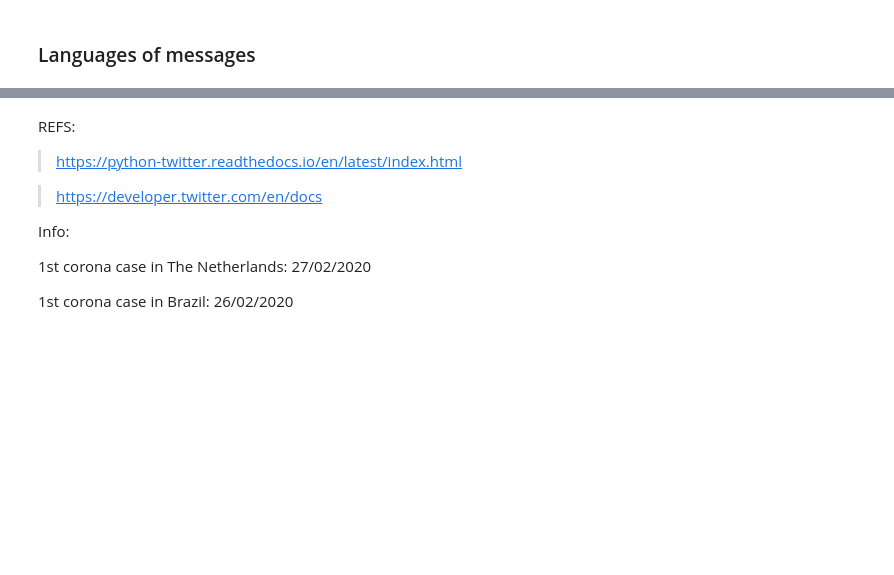
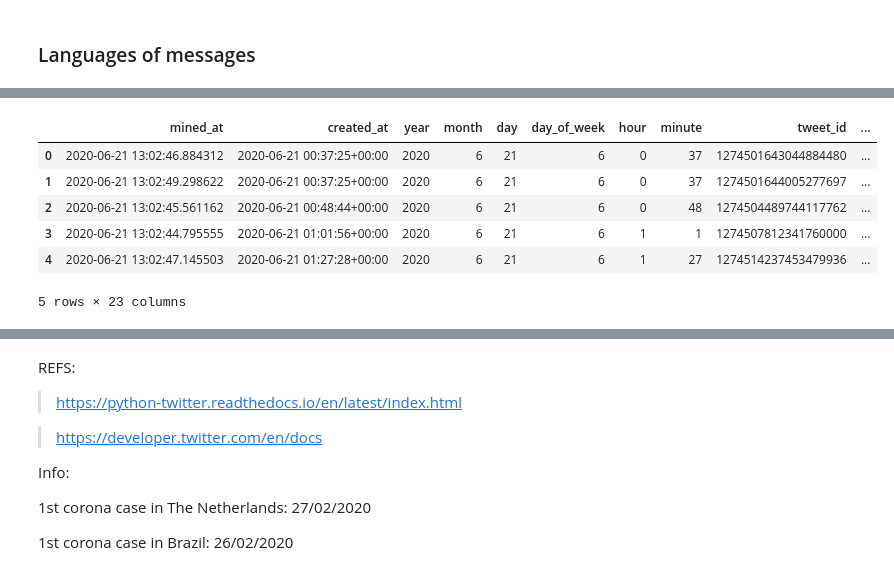
Before and after one commit to dpbac/twitter_analysis_online_grocery_NL, a Jupyter notebook: notebooks/01-collecting_and_saving_tweets.ipynb, the cells around one changed output, grey strips where cells are left out. Drawn from its saved outputs; the diff is of its cells as text; code cells hidden in the pictures; blank space fills up the shorter version.

Commit message:
Update notebook to retrieve and save twitter data

```diff
--- a/notebooks/01-collecting_and_saving_tweets.ipynb
+++ b/notebooks/01-collecting_and_saving_tweets.ipynb
@@ -216,16 +216,18 @@ def processing_and_saving(df, file_name, mine_user_twitter=1):
 
     if mine_user_twitter:
 
-        df = df[['mined_at', 'screen_name', 'tweet_id', 'tweet_id_str', 'created_at', 'year', 'month', 'day','day_of_week',
-             'hour', 'minute', 'retweet_count', 'favorite_count', 'source', 'language', 'user_favourites_count',
+        df = df[['mined_at', 'created_at', 'year', 'month', 'day','day_of_week',
+             'hour', 'minute', 'screen_name', 'tweet_id', 'tweet_id_str',  'retweet_count', 'favorite_count', 'source', 'language', 'user_favourites_count',
              'followers_count','friends_count','text']]
     else:
-        df = df[['mined_at', 'tweet_id', 'tweet_id_str', 'in_reply_to_screen_name','in_reply_to_status_id',
-                 'in_reply_to_user_id', 'hashtags','source','language', 'created_at', 'year', 'month', 'day','day_of_week',
-                 'hour', 'minute','screen_name','user_tweet_id','user_tweet_id_str','user_favourites_count','followers_count',
+        df = df[['mined_at','created_at', 'year', 'month', 'day','day_of_week',
+                 'hour', 'minute', 'tweet_id', 'tweet_id_str', 'in_reply_to_screen_name','in_reply_to_status_id',
+                 'in_reply_to_user_id', 'hashtags','source','language', 'screen_name','user_tweet_id','user_tweet_id_str','user_favourites_count','followers_count',
                  'friends_count', 'text']]
 
     df.sort_values(by='created_at',inplace = True)
+    df = df.loc[df.astype(str).drop_duplicates(subset=['created_at','tweet_id','text']).index]
+#     df.drop_duplicates(inplace = True)
     df.reset_index(drop = True, inplace = True)
 
 
@@ -628,0 +634,4 @@ min(df_search_picnic_jumbo_ah['created_at']),max(df_search_picnic_jumbo_ah['crea
+# %%
+query_04 = 'q=picnic%20covid'
+result_04 = TweetMiner.search_tweets(max_pages = 20, raw_query = query_04)
+len(result_04)
@@ -628,0 +661,11 @@ min(df_search_picnic_jumbo_ah['created_at']),max(df_search_picnic_jumbo_ah['crea
+# %%
+df_query_04 = processing_and_saving(pd.DataFrame(result_04),"query_04",mine_user_twitter=0)
+df_query_04.head()
+# %% [output]
+|  | mined_at | created_at | year | month | day | day_of_week | hour | minute | tweet_id | ... |
+| 0 | 2020-06-21 13:02:46.884312 | 2020-06-21 00:37:25+00:00 | 2020 | 6 | 21 | 6 | 0 | 37 | 1274501643044884480 | ... |
+| 1 | 2020-06-21 13:02:49.298622 | 2020-06-21 00:37:25+00:00 | 2020 | 6 | 21 | 6 | 0 | 37 | 1274501644005277697 | ... |
+| 2 | 2020-06-21 13:02:45.561162 | 2020-06-21 00:48:44+00:00 | 2020 | 6 | 21 | 6 | 0 | 48 | 1274504489744117762 | ... |
+| 3 | 2020-06-21 13:02:44.795555 | 2020-06-21 01:01:56+00:00 | 2020 | 6 | 21 | 6 | 1 | 1 | 1274507812341760000 | ... |
+| 4 | 2020-06-21 13:02:47.145503 | 2020-06-21 01:27:28+00:00 | 2020 | 6 | 21 | 6 | 1 | 27 | 1274514237453479936 | ... |
+5 rows × 23 columns
```
Also changed, not shown: parts of 51 cells of this notebook, 12 other files.
